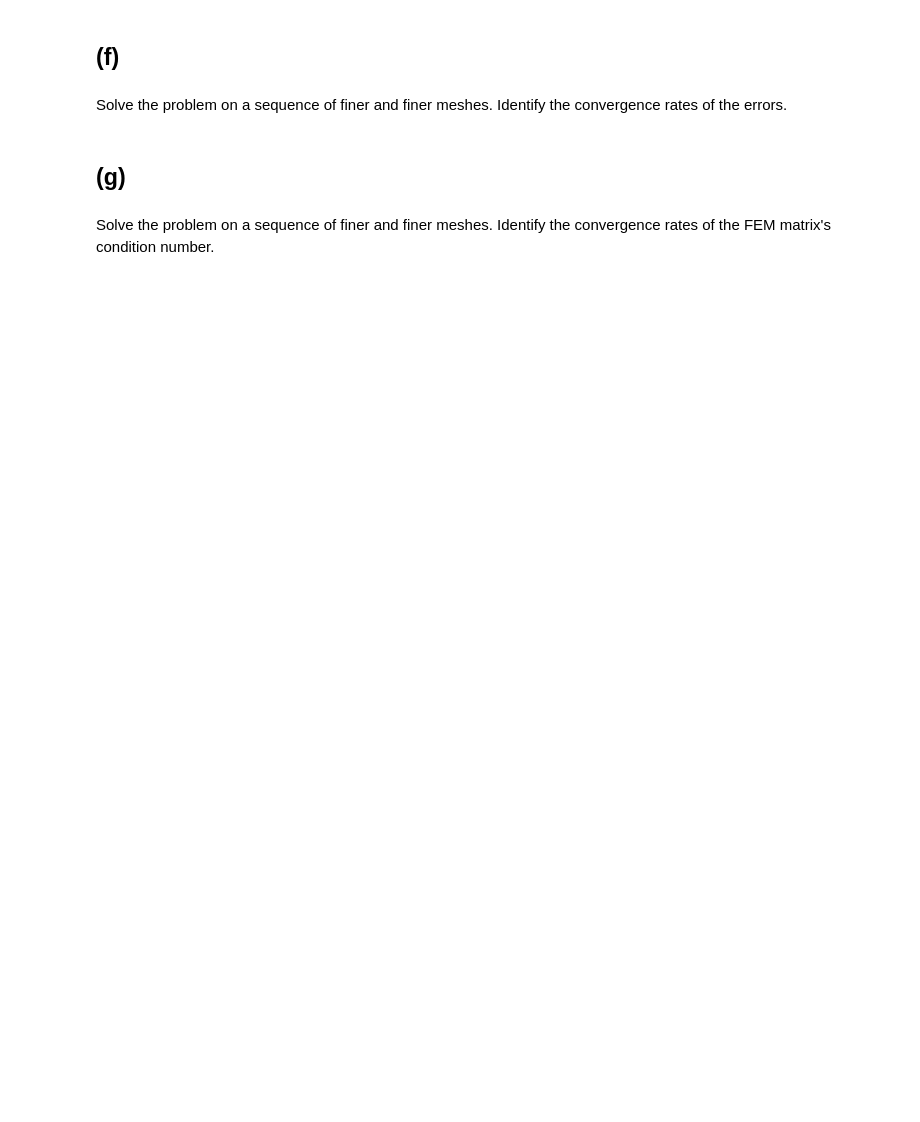
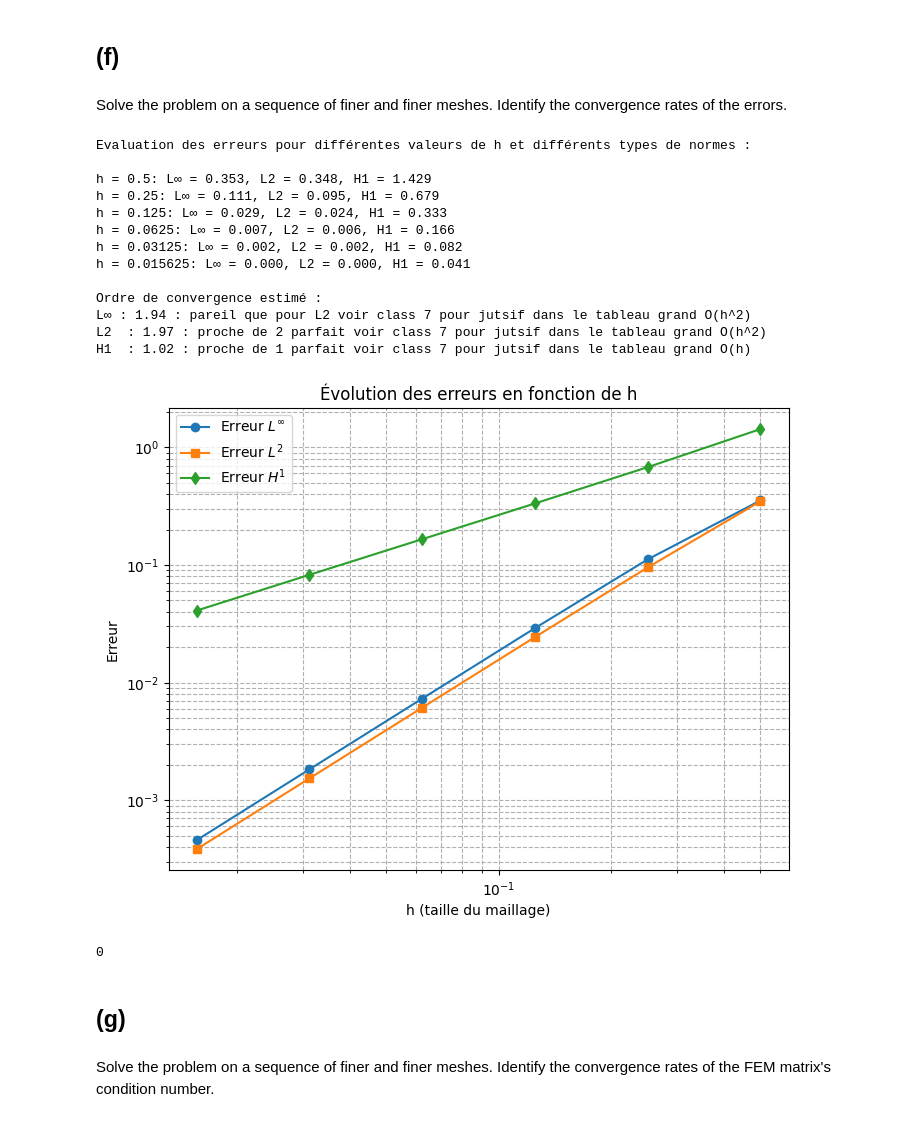
Before and after one commit to iFreecsss/FEM_lab1, a Jupyter notebook: lab1/ex1.ipynb, the cells around one changed output. Cells and saved outputs as stored; diff of their text form; code cells hidden in the pictures; blank space fills up the shorter version.

```diff
--- a/lab1/ex1.ipynb
+++ b/lab1/ex1.ipynb
@@ -234,7 +287,7 @@ from pickle import load
 vec = assemble_RHS_poisson(createmesh1D(0.1), lambda x: 0.,
                            lambda x: 9 * np.sin(3 * x + 3),
                            lambda x: 3 * np.cos(6))
-with open("lab1/check/assemble_RHS_poisson.pkl", "rb") as f: vec_ex = load(f)
-print(f"RHS vector should be {vec_ex}\ncomputed RHS vector is {vec}")
+with open("check/assemble_RHS_poisson.pkl", "rb") as f: vec_ex = load(f)
+print(f"RHS vector should be \n{vec_ex}\ncomputed RHS vector is \n {vec}\n")
 print("NOTE: results may vary slightly depending on the implemented quadrature formula")
 # %% [output]
@@ -272,12 +371,51 @@ def eval_uh_prime(mesh, uh, x):
 ## (f)
 # %% [markdown]
 Solve the problem on a sequence of finer and finer meshes. Identify the convergence rates of the errors.
-# %%
-...
-hs = .5 ** np.arange(7)
-for h in hs:
-    ...
-...
+# %%
+
+h_values = []
+errors_Linf = []
+errors_L2 = []
+errors_H1 = []
+
+print("Evaluation des erreurs pour différentes valeurs de h et différents types de normes :\n")
+
+for j in range(1, 7):
+    h = 2**(-j)
+    uh = solve_poisson(h)
+    mesh = createmesh1D(h)
+    x = np.linspace(-1, 1, 10**4)
+
+    error_Linf = eval_uh_Linf(mesh, uh, x, u_exact)
+    error_L2_norm = eval_uh_L2norm(mesh, uh, x, u_exact)
+    error_H1_norm = eval_uh_H1norm(mesh, uh, x, u_exact)
+
+    h_values.append(h)
+    errors_Linf.append(error_Linf)
+    errors_L2.append(error_L2_norm)
+    errors_H1.append(error_H1_norm)
+
+    print(f"h = {h}: L∞ = {error_Linf:.3f}, L2 = {error_L2_norm:.3f}, H1 = {error_H1_norm:.3f}")
+
+convergence_Linf, convergence_L2, convergence_H1 = linear_regression_convergence(h_values, errors_Linf, errors_L2, errors_H1)
+
+trace(convergence_Linf, convergence_L2, convergence_H1, h_values, errors_Linf, errors_L2, errors_H1)
+# %% [output]
+Evaluation des erreurs pour différentes valeurs de h et différents types de normes :
+
+h = 0.5: L∞ = 0.353, L2 = 0.348, H1 = 1.429
+h = 0.25: L∞ = 0.111, L2 = 0.095, H1 = 0.679
+h = 0.125: L∞ = 0.029, L2 = 0.024, H1 = 0.333
+h = 0.0625: L∞ = 0.007, L2 = 0.006, H1 = 0.166
+h = 0.03125: L∞ = 0.002, L2 = 0.002, H1 = 0.082
+h = 0.015625: L∞ = 0.000, L2 = 0.000, H1 = 0.041
+
+Ordre de convergence estimé :
+L∞ : 1.94 : pareil que pour L2 voir class 7 pour jutsif dans le tableau grand O(h^2)
+L2  : 1.97 : proche de 2 parfait voir class 7 pour jutsif dans le tableau grand O(h^2)
+H1  : 1.02 : proche de 1 parfait voir class 7 pour jutsif dans le tableau grand O(h)
+[figure, added]
+0
 # %% [markdown]
 ## (g)
 # %% [markdown]
```
Also changed, not shown: parts of 39 cells of this notebook.
